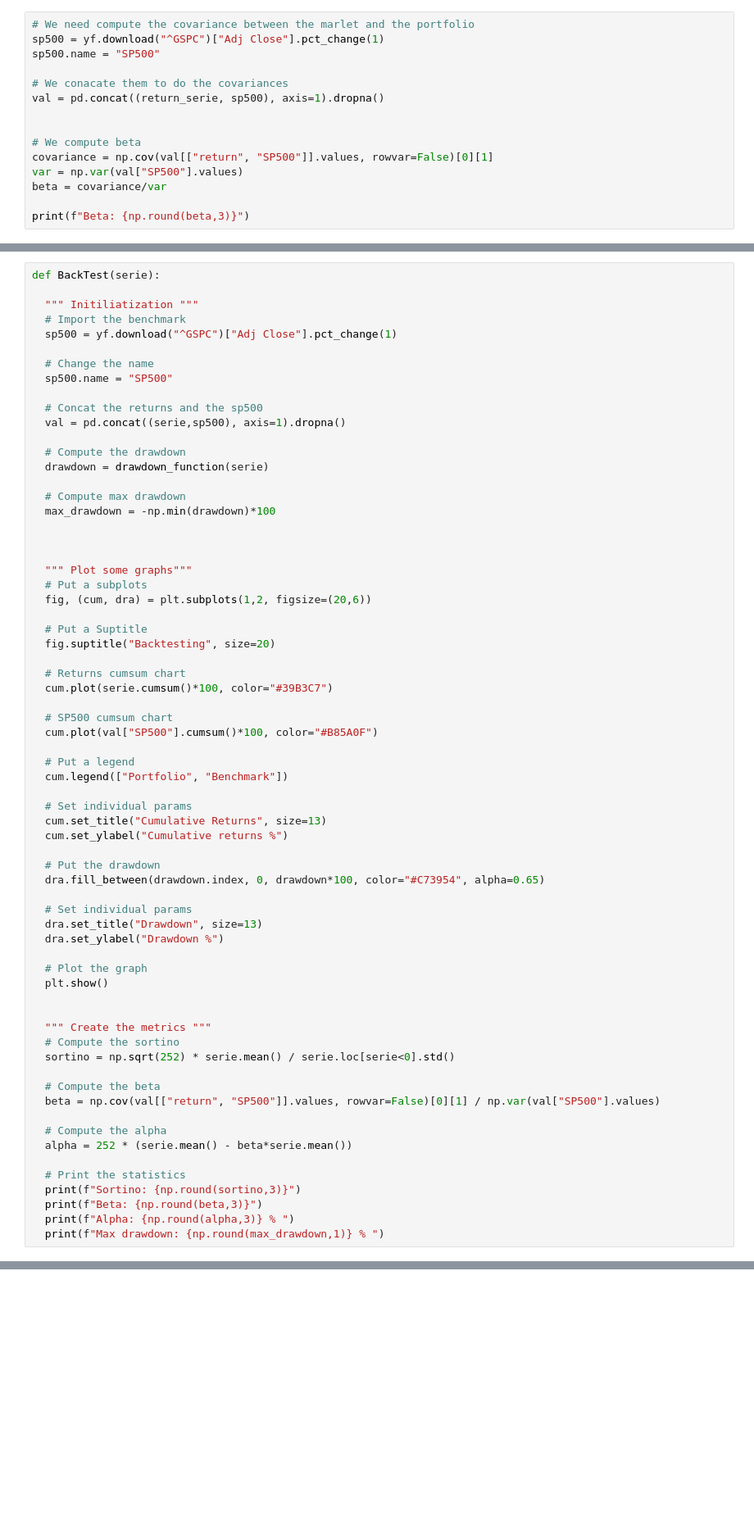
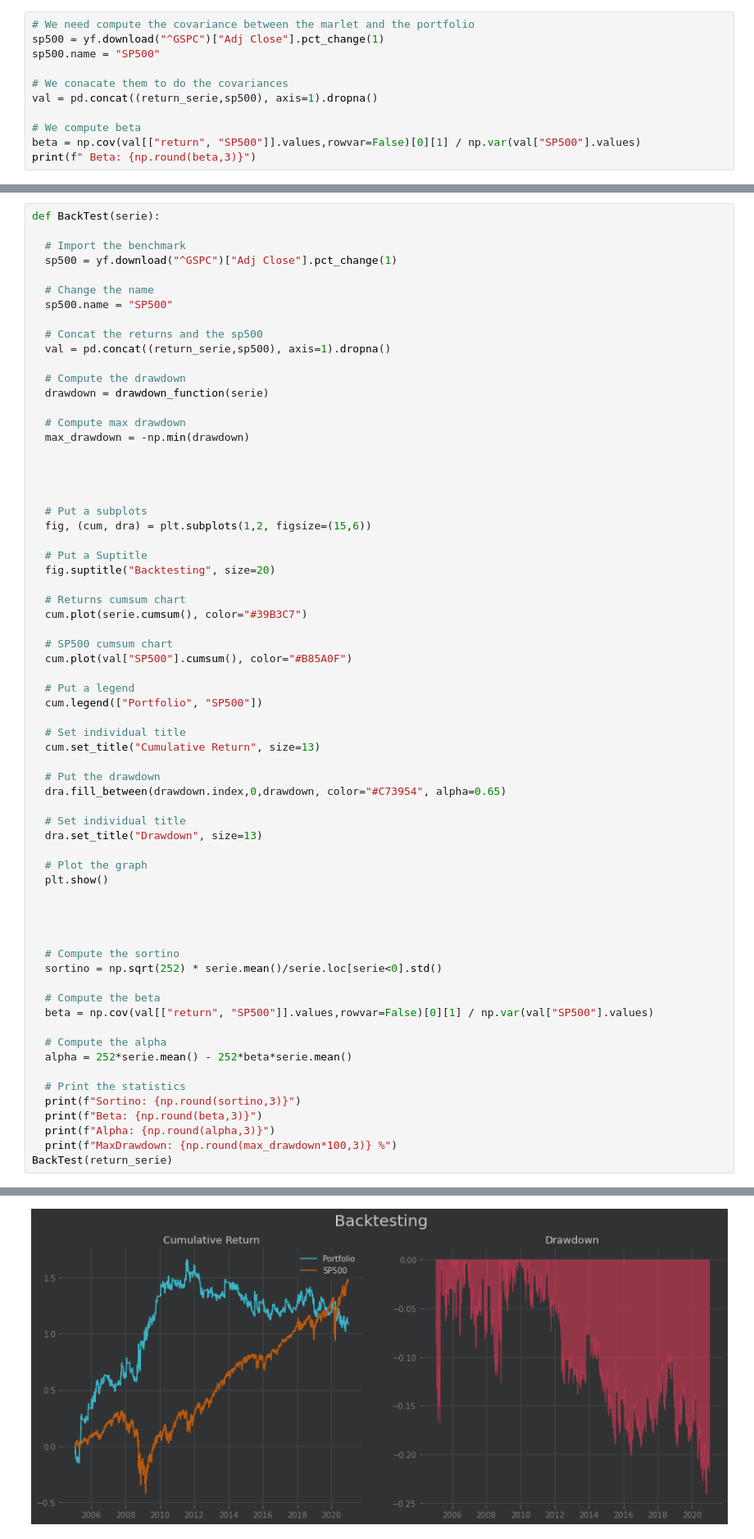
Before and after one commit to Quantreo/UDEMY-Python-for-Algorithmic-Trading-TECHNICAL-ANALYSIS, a Jupyter notebook: Chapter_04_Backtesting.ipynb, the cells around one changed output, grey strips where cells are left out. Shown at 82% size. Saved outputs shown, nothing was run; the diff lists cells and outputs as text; blank space fills up the shorter version.

```diff
--- a/Chapter_04_Backtesting.ipynb
+++ b/Chapter_04_Backtesting.ipynb
@@ -100,14 +170,10 @@ sp500 = yf.download("^GSPC")["Adj Close"].pct_change(1)
 sp500.name = "SP500"
 
 # We conacate them to do the covariances
-val = pd.concat((return_serie, sp500), axis=1).dropna()
-
+val = pd.concat((return_serie,sp500), axis=1).dropna()
 
 # We compute beta
-covariance = np.cov(val[["return", "SP500"]].values, rowvar=False)[0][1]
-var = np.var(val["SP500"].values)
-beta = covariance/var
-
-print(f"Beta: {np.round(beta,3)}")
+beta = np.cov(val[["return", "SP500"]].values,rowvar=False)[0][1] / np.var(val["SP500"].values)
+print(f" Beta: {np.round(beta,3)}")
 # %% [output]
 [*********************100%***********************]  1 of 1 completed
@@ -182,7 +238,6 @@ Max drawdown: 28.8 %
 # %%
 def BackTest(serie):
 
-  """ Initiliatization """
   # Import the benchmark
   sp500 = yf.download("^GSPC")["Adj Close"].pct_change(1)
 
@@ -190,59 +245,60 @@ def BackTest(serie):
   sp500.name = "SP500"
 
   # Concat the returns and the sp500
-  val = pd.concat((serie,sp500), axis=1).dropna()
+  val = pd.concat((return_serie,sp500), axis=1).dropna()
 
   # Compute the drawdown
   drawdown = drawdown_function(serie)
 
   # Compute max drawdown
-  max_drawdown = -np.min(drawdown)*100
+  max_drawdown = -np.min(drawdown)
 
 
 
-  """ Plot some graphs"""
+
   # Put a subplots
-  fig, (cum, dra) = plt.subplots(1,2, figsize=(20,6))
+  fig, (cum, dra) = plt.subplots(1,2, figsize=(15,6))
 
   # Put a Suptitle
   fig.suptitle("Backtesting", size=20)
 
   # Returns cumsum chart
-  cum.plot(serie.cumsum()*100, color="#39B3C7")
+  cum.plot(serie.cumsum(), color="#39B3C7")
 
   # SP500 cumsum chart
-  cum.plot(val["SP500"].cumsum()*100, color="#B85A0F")
+  cum.plot(val["SP500"].cumsum(), color="#B85A0F")
 
   # Put a legend
-  cum.legend(["Portfolio", "Benchmark"])
+  cum.legend(["Portfolio", "SP500"])
 
-  # Set individual params
-  cum.set_title("Cumulative Returns", size=13)
-  cum.set_ylabel("Cumulative returns %")
+  # Set individual title
+  cum.set_title("Cumulative Return", size=13)
 
   # Put the drawdown
-  dra.fill_between(drawdown.index, 0, drawdown*100, color="#C73954", alpha=0.65)
+  dra.fill_between(drawdown.index,0,drawdown, color="#C73954", alpha=0.65)
 
-  # Set individual params
+  # Set individual title
   dra.set_title("Drawdown", size=13)
-  dra.set_ylabel("Drawdown %")
 
   # Plot the graph
   plt.show()
 
 
-  """ Create the metrics """
+
+
   # Compute the sortino
-  sortino = np.sqrt(252) * serie.mean() / serie.loc[serie<0].std()
+  sortino = np.sqrt(252) * serie.mean()/serie.loc[serie<0].std()
 
   # Compute the beta
-  beta = np.cov(val[["return", "SP500"]].values, rowvar=False)[0][1] / np.var(val["SP500"].values)
+  beta = np.cov(val[["return", "SP500"]].values,rowvar=False)[0][1] / np.var(val["SP500"].values)
 
   # Compute the alpha
-  alpha = 252 * (serie.mean() - beta*serie.mean())
+  alpha = 252*serie.mean() - 252*beta*serie.mean()
 
   # Print the statistics
   print(f"Sortino: {np.round(sortino,3)}")
   print(f"Beta: {np.round(beta,3)}")
-  print(f"Alpha: {np.round(alpha,3)} % ")
-  print(f"Max drawdown: {np.round(max_drawdown,1)} % ")
+  print(f"Alpha: {np.round(alpha,3)}")
+  print(f"MaxDrawdown: {np.round(max_drawdown*100,3)} %")
+BackTest(return_serie)
+# %% [output]
@@ -248,0 +306 @@ def BackTest(serie):
+[figure, added]
```
Also changed, not shown: parts of 18 cells of this notebook.
